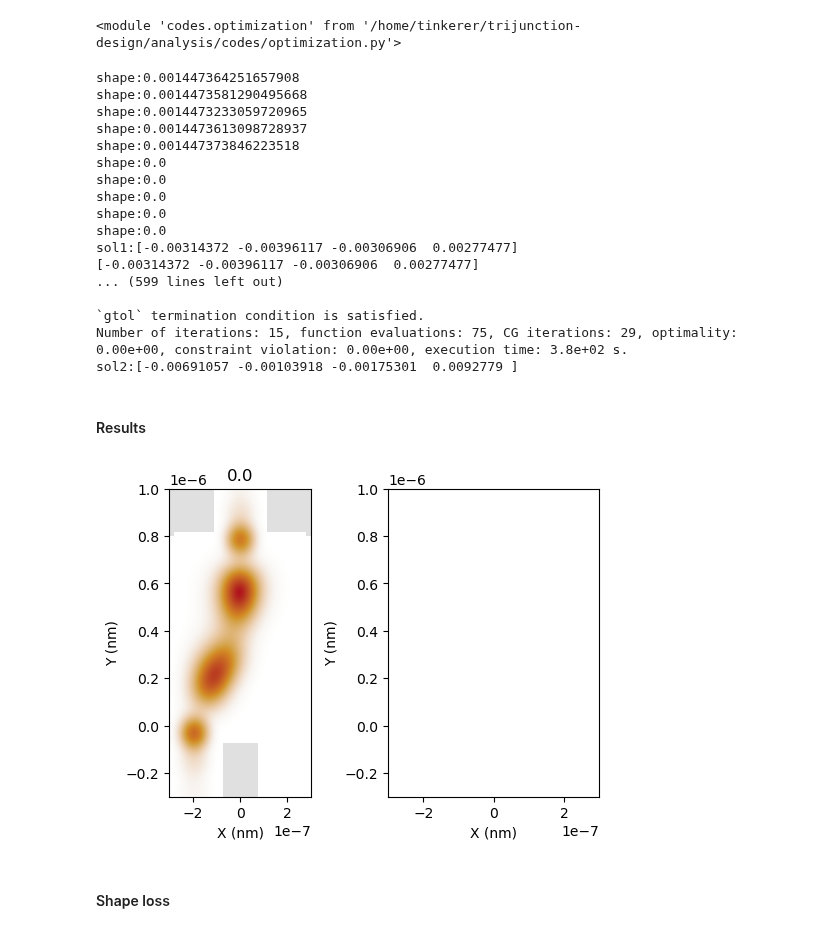
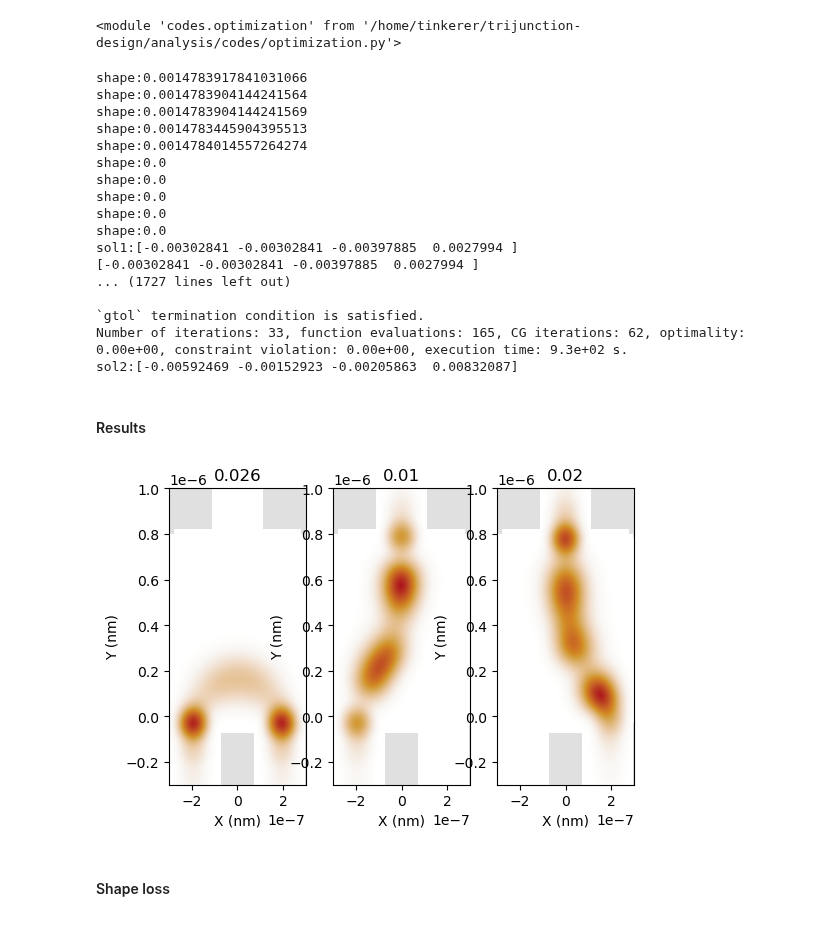
Before and after one commit to Satin21/Trijunction, a Jupyter notebook: analysis/minimal_loss.ipynb, the cells around one changed output. Saved outputs shown, nothing was run; the diff lists cells and outputs as text; code cells hidden in the pictures.

```diff
--- a/analysis/minimal_loss.ipynb
+++ b/analysis/minimal_loss.ipynb
@@ -98,7 +121,8 @@ importlib.reload(codes.optimization)
 # %%
 # optimal_voltages = {}
 # optimal_phase = {}
-for pair in ['left-top', 'right-top']:
+initial_conditions = {}
+for pair in ['left-right', 'left-top', 'right-top']:
 
     params = parameters.junction_parameters()
     params.update(potential=system.flat_potential())
@@ -147,6 +171,7 @@ for pair in ['left-top', 'right-top']:
              }
             )
 
+    initial_conditions[pair] = parameters.voltage_dict(sol2.x)
     print(f'sol2:{sol2.x}')
 
 #     params.update(parameters.voltage_dict(sol2.x))
@@ -199,36 +224,33 @@ for pair in ['left-top', 'right-top']:
 
 #     print(optimal_voltages[pair])
 # %% [output]
-shape:0.001447364251657908
-shape:0.0014473581290495668
-shape:0.0014473233059720965
-shape:0.0014473613098728937
-shape:0.001447373846223518
+shape:0.0014783917841031066
+shape:0.0014783904144241564
+shape:0.0014783904144241569
+shape:0.0014783445904395513
+shape:0.0014784014557264274
 shape:0.0
 shape:0.0
 shape:0.0
 shape:0.0
 shape:0.0
-sol1:[-0.00314372 -0.00396117 -0.00306906  0.00277477]
-[-0.00314372 -0.00396117 -0.00306906  0.00277477]
-... (599 lines left out)
+sol1:[-0.00302841 -0.00302841 -0.00397885  0.0027994 ]
+[-0.00302841 -0.00302841 -0.00397885  0.0027994 ]
+... (1727 lines left out)
 
 `gtol` termination condition is satisfied.
-Number of iterations: 15, function evaluations: 75, CG iterations: 29, optimality: 0.00e+00, constraint violation: 0.00e+00, execution time: 3.8e+02 s.
-sol2:[-0.00691057 -0.00103918 -0.00175301  0.0092779 ]
+Number of iterations: 33, function evaluations: 165, CG iterations: 62, optimality: 0.00e+00, constraint violation: 0.00e+00, execution time: 9.3e+02 s.
+sol2:[-0.00592469 -0.00152923 -0.00205863  0.00832087]
 # %% [markdown]
 #### Results
 # %%
-fig, ax = plt.subplots(ncols=2, figsize=(6, 4))
+fig, ax = plt.subplots(ncols=3, figsize=(6, 4))
 
-for i, pair in enumerate(['right-top']):
+for i, pair in enumerate(['left-right', 'left-top', 'right-top']):
     params = parameters.junction_parameters()
     params.update(potential=system.flat_potential())
     # params.update(parameters.phase_pairs(pair, optimal_phase[pair]))
-    params.update(parameters.voltage_dict([-0.00119869,
-                                           -0.0061846,
-                                           -0.0017698,
-                                           0.00627855]))
+    params.update(initial_conditions[pair])
 
     base_ham = system.trijunction.hamiltonian_submatrix(
         sparse=True, params=system.f_params(**params)
@@ -244,34 +266,34 @@ for i, pair in enumerate(['right-top']):
     evals, evecs = eigsh(full_ham, k=6, sigma=0, return_eigenvectors=True)
 
     transformed_hamiltonian = svd_transformation(
         evals, evecs, system.mlwf[order_wavefunctions(pair)]
     )
 
     desired = np.abs(transformed_hamiltonian[0, 1])
     undesired = np.linalg.norm(transformed_hamiltonian[2:])
 
     wfv = codes.optimization.density(evecs[:, 0])
 
     # potential = linear_ham.diagonal()[::4]
     # step_potential = np.array(np.abs(potential) > bands[0], dtype=int)
     # kwant.plotter.map(system.trijunction, lambda i: step_potential[i], ax=ax[0])
     kwant.plotter.density(system.trijunction, wfv, ax = ax[i]);
     ax[i].set_title(np.round(desired/topological_gap, 3))
     # for value in system.indices.values():
     #     ax[0].scatter(*kwant_sites[value], c='blue')
 
     # voltages = list(optimal_voltages[pair].values())
     # print(pair + ':', np.array(voltages)[list(range(0, 7, 2))])
 for axes in ax:
     axes.set_ylim(-3e-7, 10e-7)
     axes.set_xlim(-3e-7, 3e-7)
     axes.set_xlabel('X (nm)')
     axes.set_ylabel('Y (nm)')
 
 # fig.tight_layout()
 # plt.savefig('/home/tinkerer/trijunction-design/codes/wavefunction.pdf', format='pdf')
 # %% [output]
-[figure, old version]
+[figure, new version]
 # %% [markdown]
 #### Shape loss
 # %%
```
Also changed, not shown: parts of 1 cell of this notebook, 8 other files.
